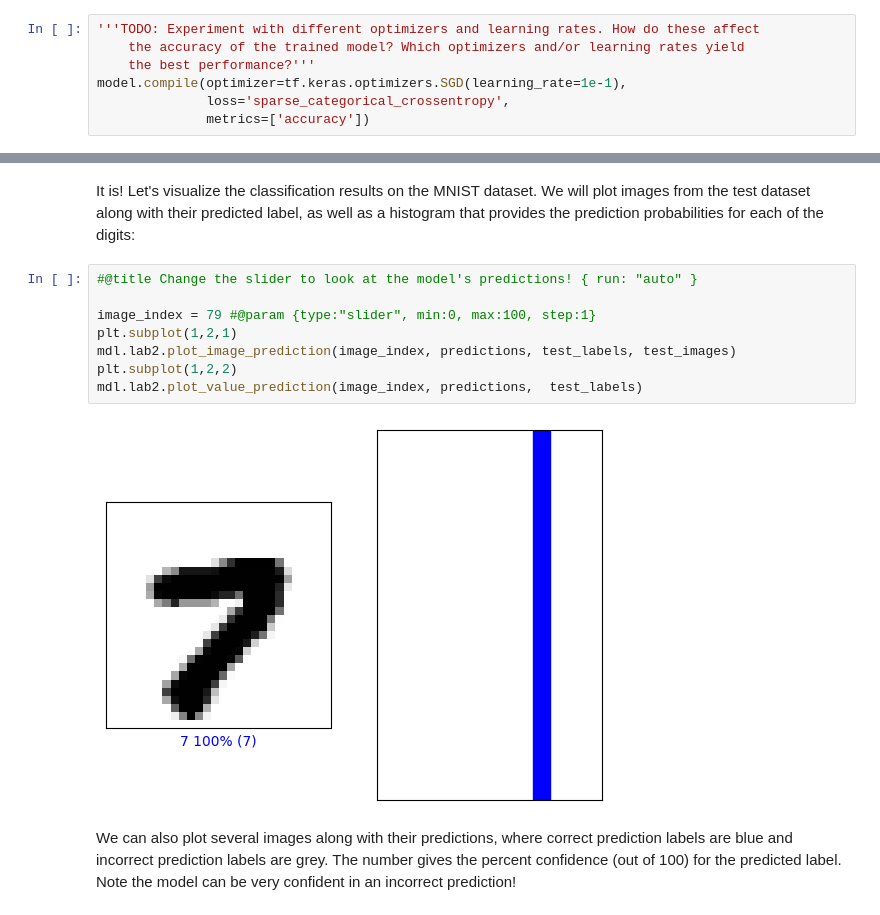
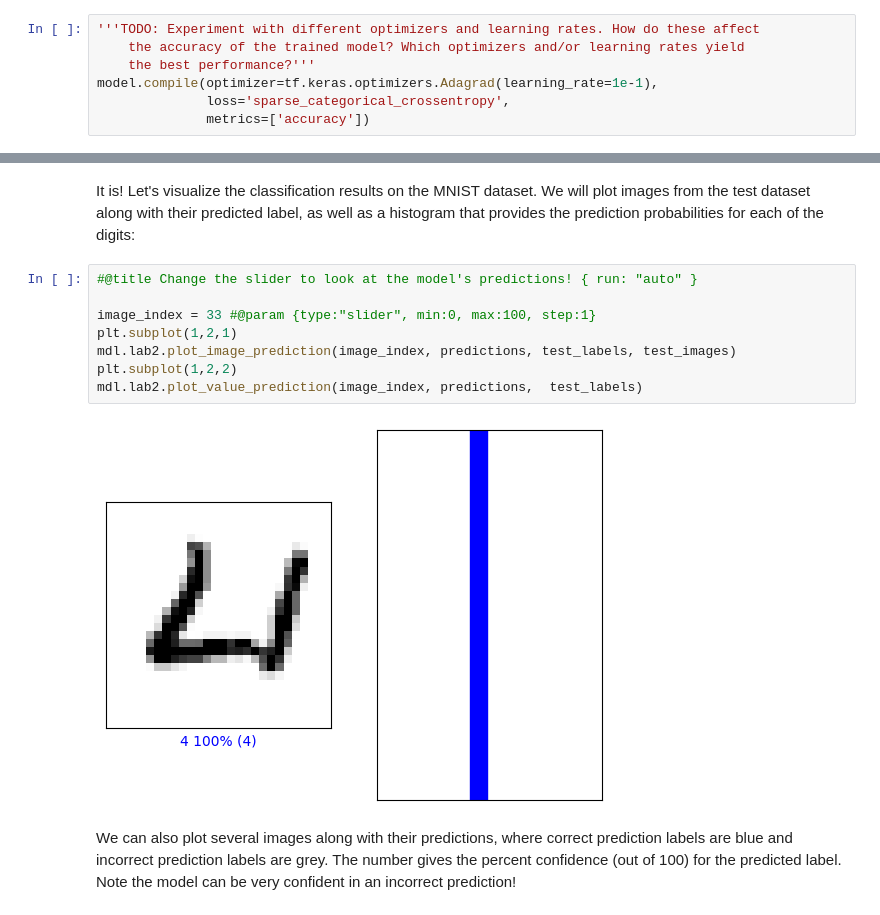
Before and after one commit to VikramadithyaIvaturi/CS59000_App_Deep_Learning_Assignments, a Jupyter notebook: hw5/Vikram_DL_Lab5.ipynb, the cells around one changed output, grey strips where cells are left out. Saved outputs shown, nothing was run; the diff lists cells and outputs as text.

```diff
--- a/hw5/Vikram_DL_Lab5.ipynb
+++ b/hw5/Vikram_DL_Lab5.ipynb
@@ -146,6 +134,6 @@ You'll want to experiment with both the choice of optimizer and learning rate an
 '''TODO: Experiment with different optimizers and learning rates. How do these affect
     the accuracy of the trained model? Which optimizers and/or learning rates yield
     the best performance?'''
-model.compile(optimizer=tf.keras.optimizers.SGD(learning_rate=1e-1),
+model.compile(optimizer=tf.keras.optimizers.Adagrad(learning_rate=1e-1),
               loss='sparse_categorical_crossentropy',
               metrics=['accuracy'])
@@ -338,13 +349,13 @@ It is! Let's visualize the classification results on the MNIST dataset. We will
 # %%
 #@title Change the slider to look at the model's predictions! { run: "auto" }
 
-image_index = 79 #@param {type:"slider", min:0, max:100, step:1}
+image_index = 33 #@param {type:"slider", min:0, max:100, step:1}
 plt.subplot(1,2,1)
 mdl.lab2.plot_image_prediction(image_index, predictions, test_labels, test_images)
 plt.subplot(1,2,2)
 mdl.lab2.plot_value_prediction(image_index, predictions,  test_labels)
 # %% [output]
-[figure, old version]
+[figure, new version]
 # %% [markdown]
 We can also plot several images along with their predictions, where correct prediction labels are blue and incorrect prediction labels are grey. The number gives the percent confidence (out of 100) for the predicted label. Note the model can be very confident in an incorrect prediction!
 # %%
```
Also changed, not shown: parts of 15 cells of this notebook.
